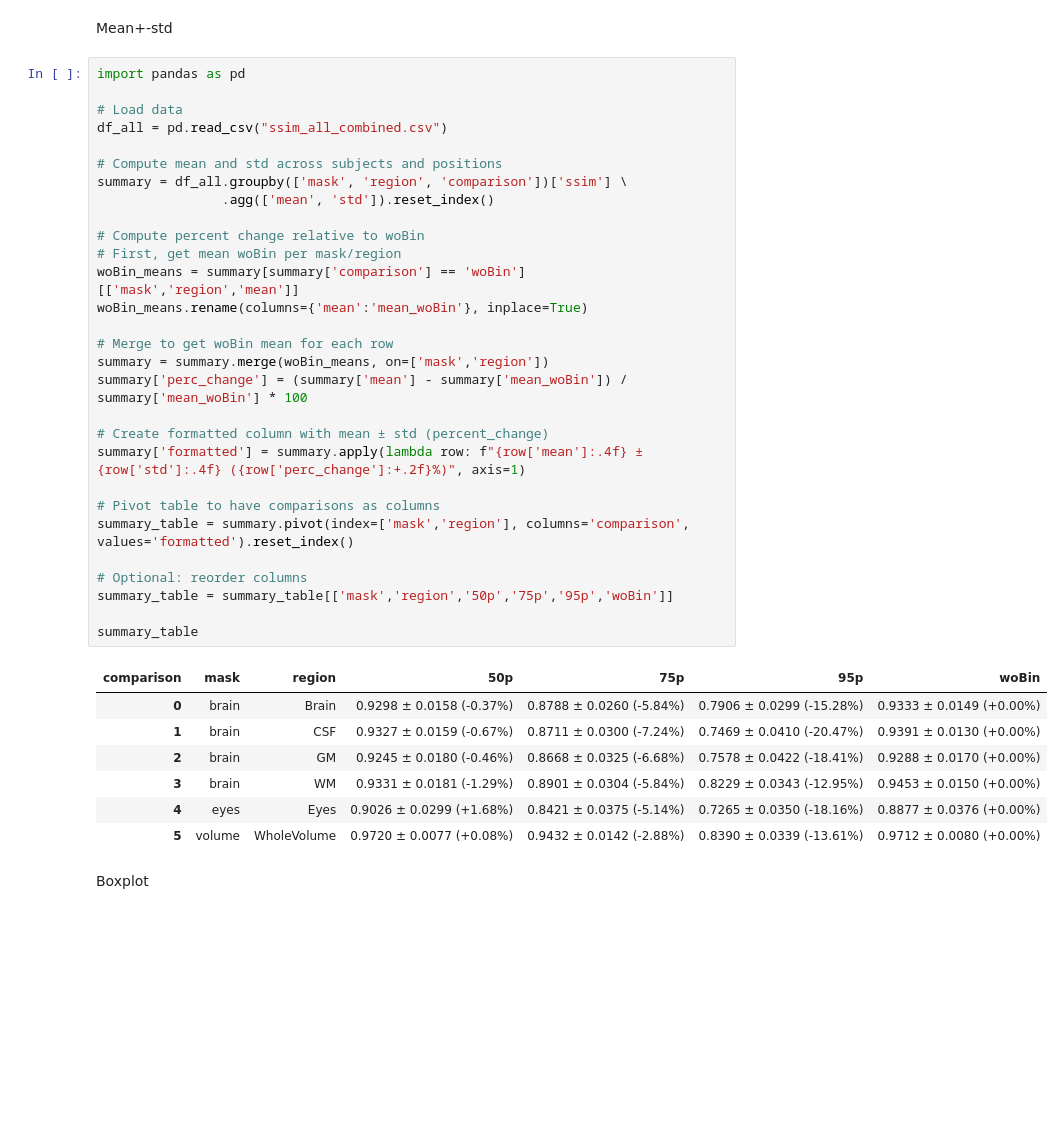
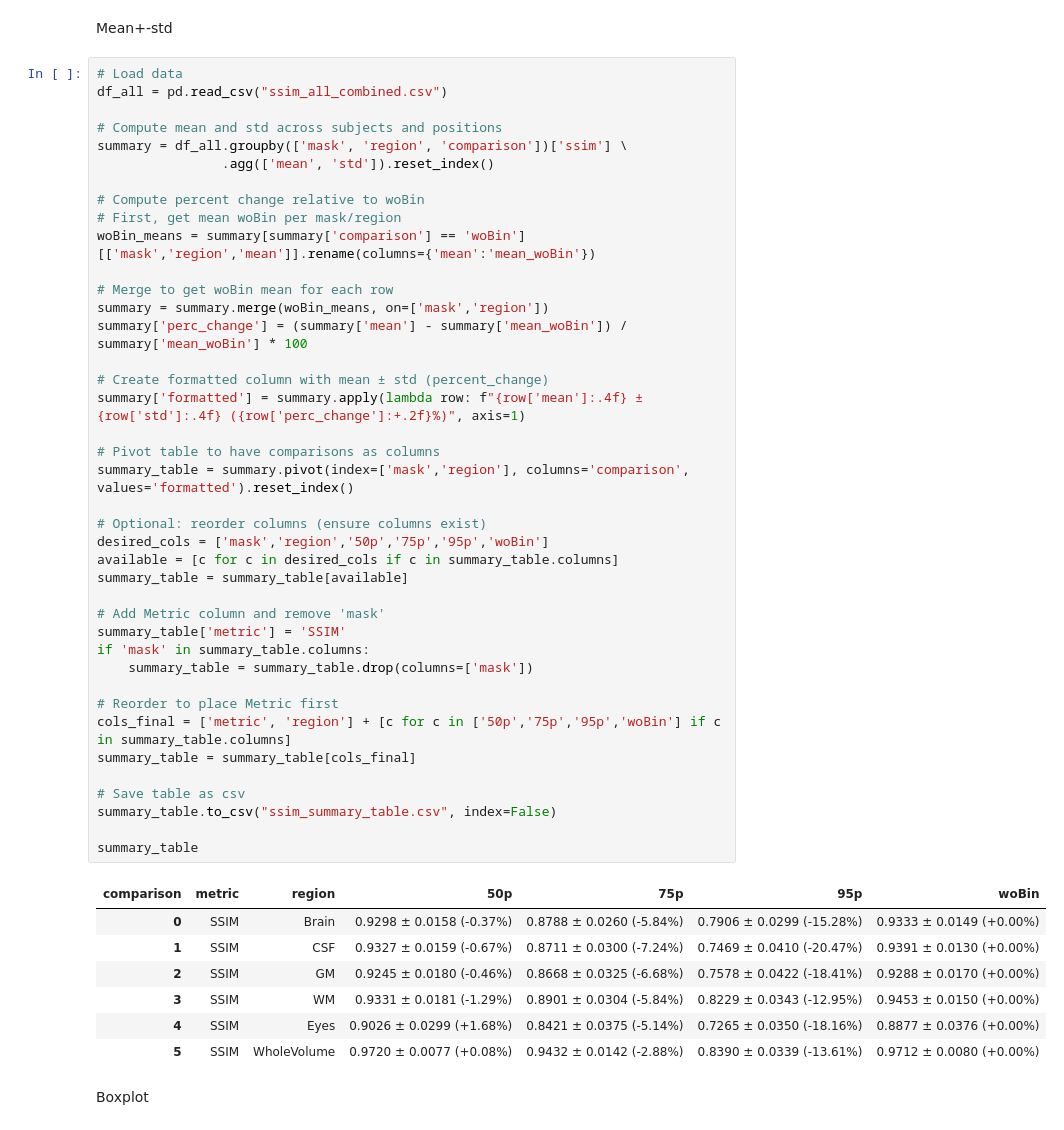
Before and after one commit to MattechLab/MR-EyeTrack, a Jupyter notebook: analysis/comparison/ssim/ssim.ipynb, the cells around one changed output. Cells and saved outputs as stored; diff of their text form; blank space fills up the shorter version.

Commit message:
add: table with all metrics

```diff
--- a/analysis/comparison/ssim/ssim.ipynb
+++ b/analysis/comparison/ssim/ssim.ipynb
@@ -636,42 +636,53 @@ plt.show()
 # %% [markdown]
 Mean+-std
 # %%
-import pandas as pd
-
 # Load data
 df_all = pd.read_csv("ssim_all_combined.csv")
 
 # Compute mean and std across subjects and positions
 summary = df_all.groupby(['mask', 'region', 'comparison'])['ssim'] \
                 .agg(['mean', 'std']).reset_index()
 
 # Compute percent change relative to woBin
 # First, get mean woBin per mask/region
-woBin_means = summary[summary['comparison'] == 'woBin'][['mask','region','mean']]
-woBin_means.rename(columns={'mean':'mean_woBin'}, inplace=True)
+woBin_means = summary[summary['comparison'] == 'woBin'][['mask','region','mean']].rename(columns={'mean':'mean_woBin'})
 
 # Merge to get woBin mean for each row
 summary = summary.merge(woBin_means, on=['mask','region'])
 summary['perc_change'] = (summary['mean'] - summary['mean_woBin']) / summary['mean_woBin'] * 100
 
 # Create formatted column with mean ± std (percent_change)
 summary['formatted'] = summary.apply(lambda row: f"{row['mean']:.4f} ± {row['std']:.4f} ({row['perc_change']:+.2f}%)", axis=1)
 
 # Pivot table to have comparisons as columns
 summary_table = summary.pivot(index=['mask','region'], columns='comparison', values='formatted').reset_index()
 
-# Optional: reorder columns
-summary_table = summary_table[['mask','region','50p','75p','95p','woBin']]
+# Optional: reorder columns (ensure columns exist)
+desired_cols = ['mask','region','50p','75p','95p','woBin']
+available = [c for c in desired_cols if c in summary_table.columns]
+summary_table = summary_table[available]
+
+# Add Metric column and remove 'mask'
+summary_table['metric'] = 'SSIM'
+if 'mask' in summary_table.columns:
+    summary_table = summary_table.drop(columns=['mask'])
+
+# Reorder to place Metric first
+cols_final = ['metric', 'region'] + [c for c in ['50p','75p','95p','woBin'] if c in summary_table.columns]
+summary_table = summary_table[cols_final]
+
+# Save table as csv
+summary_table.to_csv("ssim_summary_table.csv", index=False)
 
 summary_table
 # %% [output]
-| comparison | mask | region | 50p | 75p | 95p | woBin |
-| 0 | brain | Brain | 0.9298 ± 0.0158 (-0.37%) | 0.8788 ± 0.0260 (-5.84%) | 0.7906 ± 0.0299 (-15.28%) | 0.9333 ± 0.0149 (+0.00%) |
-| 1 | brain | CSF | 0.9327 ± 0.0159 (-0.67%) | 0.8711 ± 0.0300 (-7.24%) | 0.7469 ± 0.0410 (-20.47%) | 0.9391 ± 0.0130 (+0.00%) |
-| 2 | brain | GM | 0.9245 ± 0.0180 (-0.46%) | 0.8668 ± 0.0325 (-6.68%) | 0.7578 ± 0.0422 (-18.41%) | 0.9288 ± 0.0170 (+0.00%) |
-| 3 | brain | WM | 0.9331 ± 0.0181 (-1.29%) | 0.8901 ± 0.0304 (-5.84%) | 0.8229 ± 0.0343 (-12.95%) | 0.9453 ± 0.0150 (+0.00%) |
-| 4 | eyes | Eyes | 0.9026 ± 0.0299 (+1.68%) | 0.8421 ± 0.0375 (-5.14%) | 0.7265 ± 0.0350 (-18.16%) | 0.8877 ± 0.0376 (+0.00%) |
-| 5 | volume | WholeVolume | 0.9720 ± 0.0077 (+0.08%) | 0.9432 ± 0.0142 (-2.88%) | 0.8390 ± 0.0339 (-13.61%) | 0.9712 ± 0.0080 (+0.00%) |
+| comparison | metric | region | 50p | 75p | 95p | woBin |
+| 0 | SSIM | Brain | 0.9298 ± 0.0158 (-0.37%) | 0.8788 ± 0.0260 (-5.84%) | 0.7906 ± 0.0299 (-15.28%) | 0.9333 ± 0.0149 (+0.00%) |
+| 1 | SSIM | CSF | 0.9327 ± 0.0159 (-0.67%) | 0.8711 ± 0.0300 (-7.24%) | 0.7469 ± 0.0410 (-20.47%) | 0.9391 ± 0.0130 (+0.00%) |
+| 2 | SSIM | GM | 0.9245 ± 0.0180 (-0.46%) | 0.8668 ± 0.0325 (-6.68%) | 0.7578 ± 0.0422 (-18.41%) | 0.9288 ± 0.0170 (+0.00%) |
+| 3 | SSIM | WM | 0.9331 ± 0.0181 (-1.29%) | 0.8901 ± 0.0304 (-5.84%) | 0.8229 ± 0.0343 (-12.95%) | 0.9453 ± 0.0150 (+0.00%) |
+| 4 | SSIM | Eyes | 0.9026 ± 0.0299 (+1.68%) | 0.8421 ± 0.0375 (-5.14%) | 0.7265 ± 0.0350 (-18.16%) | 0.8877 ± 0.0376 (+0.00%) |
+| 5 | SSIM | WholeVolume | 0.9720 ± 0.0077 (+0.08%) | 0.9432 ± 0.0142 (-2.88%) | 0.8390 ± 0.0339 (-13.61%) | 0.9712 ± 0.0080 (+0.00%) |
 # %% [markdown]
 Boxplot
 # %%
```
Also changed, not shown: parts of 1 cell of this notebook, 7 other files.
